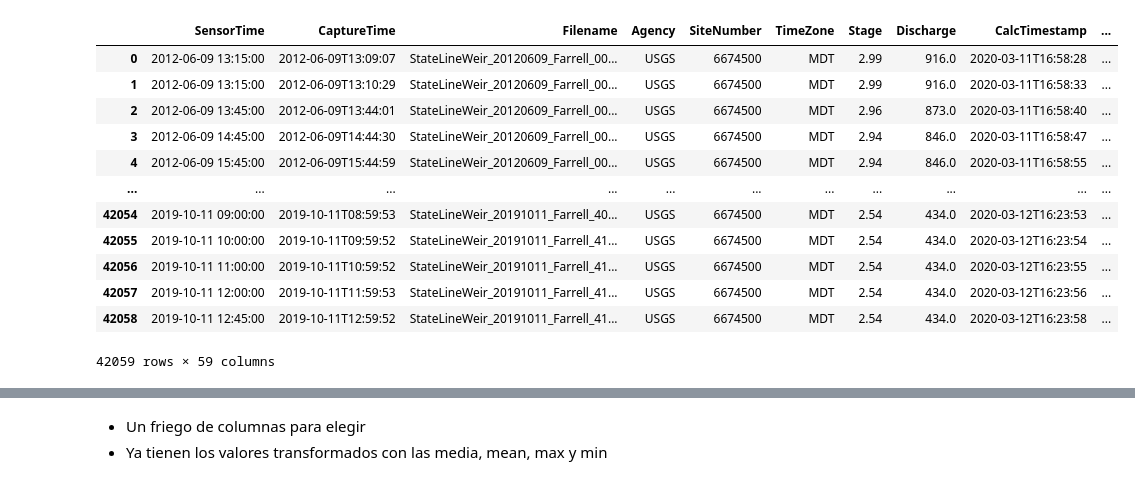
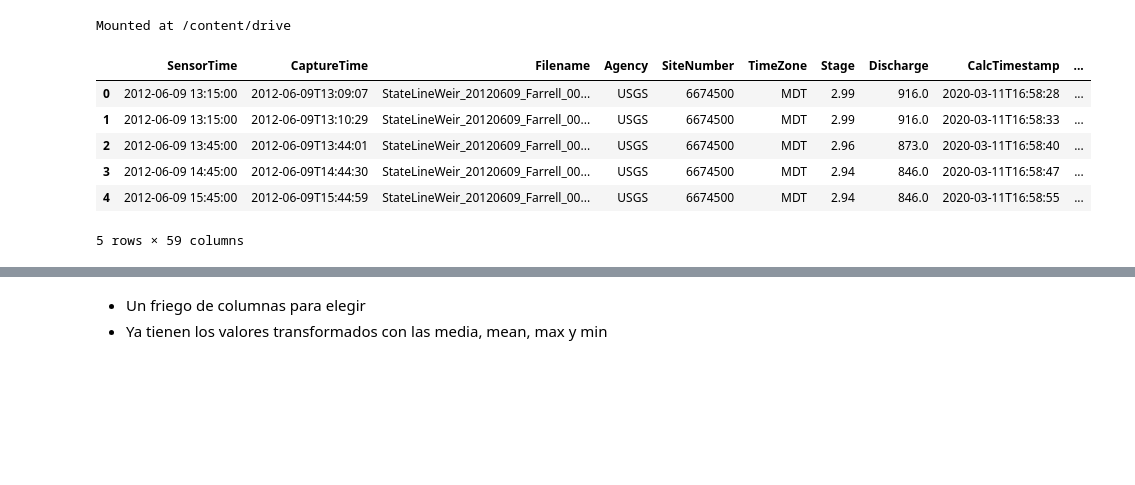
Before and after one commit to PanaDevOps/Stage-Discharge, a Jupyter notebook: retodos.ipynb, the cells around one changed output, grey strips where cells are left out. Cells and saved outputs as stored; diff of their text form; code cells hidden in the pictures; blank space fills up the shorter version.

```diff
--- a/retodos.ipynb
+++ b/retodos.ipynb
@@ -6,21 +7,20 @@ import seaborn as sns
+# %%
+from google.colab import drive
+drive.mount('/content/drive')
+# %% [output]
+Mounted at /content/drive
 # %%
-url = './Datasets/2012_2019_PlatteRiverWeir_features_merged_all.csv'
+url = '/content/drive/Shareddrives/Inteligencia Artificial/Reto Bloque 2/Datasets/2012_2019_PlatteRiverWeir_features_merged_all.csv'
 df = pd.read_csv(url)
-df
+df.head()
 # %% [output]
 |  | SensorTime | CaptureTime | Filename | Agency | SiteNumber | TimeZone | Stage | Discharge | CalcTimestamp | ... |
 | 0 | 2012-06-09 13:15:00 | 2012-06-09T13:09:07 | StateLineWeir_20120609_Farrell_00... | USGS | 6674500 | MDT | 2.99 | 916.0 | 2020-03-11T16:58:28 | ... |
 | 1 | 2012-06-09 13:15:00 | 2012-06-09T13:10:29 | StateLineWeir_20120609_Farrell_00... | USGS | 6674500 | MDT | 2.99 | 916.0 | 2020-03-11T16:58:33 | ... |
 | 2 | 2012-06-09 13:45:00 | 2012-06-09T13:44:01 | StateLineWeir_20120609_Farrell_00... | USGS | 6674500 | MDT | 2.96 | 873.0 | 2020-03-11T16:58:40 | ... |
 | 3 | 2012-06-09 14:45:00 | 2012-06-09T14:44:30 | StateLineWeir_20120609_Farrell_00... | USGS | 6674500 | MDT | 2.94 | 846.0 | 2020-03-11T16:58:47 | ... |
 | 4 | 2012-06-09 15:45:00 | 2012-06-09T15:44:59 | StateLineWeir_20120609_Farrell_00... | USGS | 6674500 | MDT | 2.94 | 846.0 | 2020-03-11T16:58:55 | ... |
-| ... | ... | ... | ... | ... | ... | ... | ... | ... | ... | ... |
-| 42054 | 2019-10-11 09:00:00 | 2019-10-11T08:59:53 | StateLineWeir_20191011_Farrell_40... | USGS | 6674500 | MDT | 2.54 | 434.0 | 2020-03-12T16:23:53 | ... |
-| 42055 | 2019-10-11 10:00:00 | 2019-10-11T09:59:52 | StateLineWeir_20191011_Farrell_41... | USGS | 6674500 | MDT | 2.54 | 434.0 | 2020-03-12T16:23:54 | ... |
-| 42056 | 2019-10-11 11:00:00 | 2019-10-11T10:59:52 | StateLineWeir_20191011_Farrell_41... | USGS | 6674500 | MDT | 2.54 | 434.0 | 2020-03-12T16:23:55 | ... |
-| 42057 | 2019-10-11 12:00:00 | 2019-10-11T11:59:53 | StateLineWeir_20191011_Farrell_41... | USGS | 6674500 | MDT | 2.54 | 434.0 | 2020-03-12T16:23:56 | ... |
-| 42058 | 2019-10-11 12:45:00 | 2019-10-11T12:59:52 | StateLineWeir_20191011_Farrell_41... | USGS | 6674500 | MDT | 2.54 | 434.0 | 2020-03-12T16:23:58 | ... |
-42059 rows × 59 columns
+5 rows × 59 columns
 # %%
 df.columns.tolist()
 # %% [output]
```
Also changed, not shown: parts of 25 cells of this notebook.
